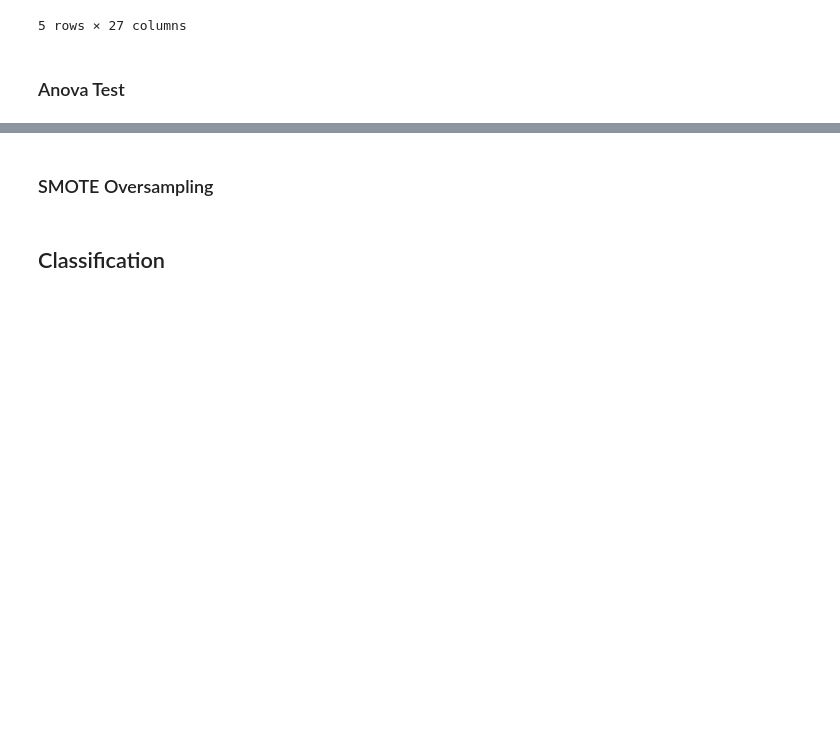
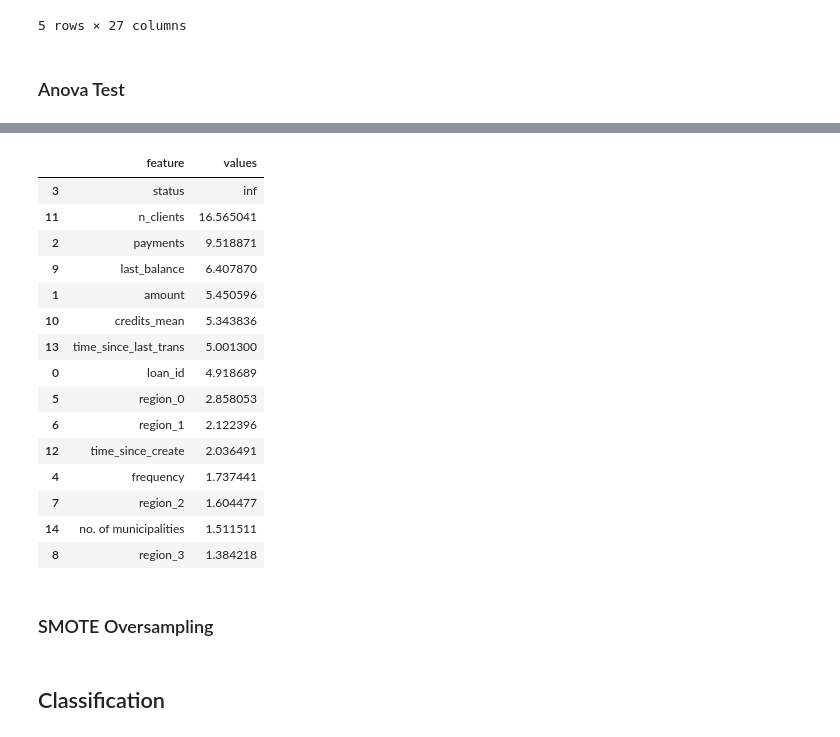
Before and after one commit to Diogogrosario/FEUP-AC, a Jupyter notebook: AC_proj.ipynb, the cells around one changed output, grey strips where cells are left out. Drawn from its saved outputs; the diff is of its cells as text; code cells hidden in the pictures; blank space fills up the shorter version.

```diff
--- a/AC_proj.ipynb
+++ b/AC_proj.ipynb
@@ -801,0 +820,24 @@ anova_df
+# %%
+bestfeatures = SelectKBest(score_func = f_classif,k = "all")
+fit = bestfeatures.fit(merge_train,merge_train["status"])
+
+d = {'feature' : merge_train.columns.tolist(), 'values' : fit.scores_}
+anova_df = pd.DataFrame(data=d)
+anova_df.sort_values("values", ascending=False)
+# %% [output]
+|  | feature | values |
+| 3 | status | inf |
+| 11 | n_clients | 16.565041 |
+| 2 | payments | 9.518871 |
+| 9 | last_balance | 6.407870 |
+| 1 | amount | 5.450596 |
+| 10 | credits_mean | 5.343836 |
+| 13 | time_since_last_trans | 5.001300 |
+| 0 | loan_id | 4.918689 |
+| 5 | region_0 | 2.858053 |
+| 6 | region_1 | 2.122396 |
+| 12 | time_since_create | 2.036491 |
+| 4 | frequency | 1.737441 |
+| 7 | region_2 | 1.604477 |
+| 14 | no. of municipalities | 1.511511 |
+| 8 | region_3 | 1.384218 |
```
Also changed, not shown: parts of 20 cells of this notebook, 12 other files.
